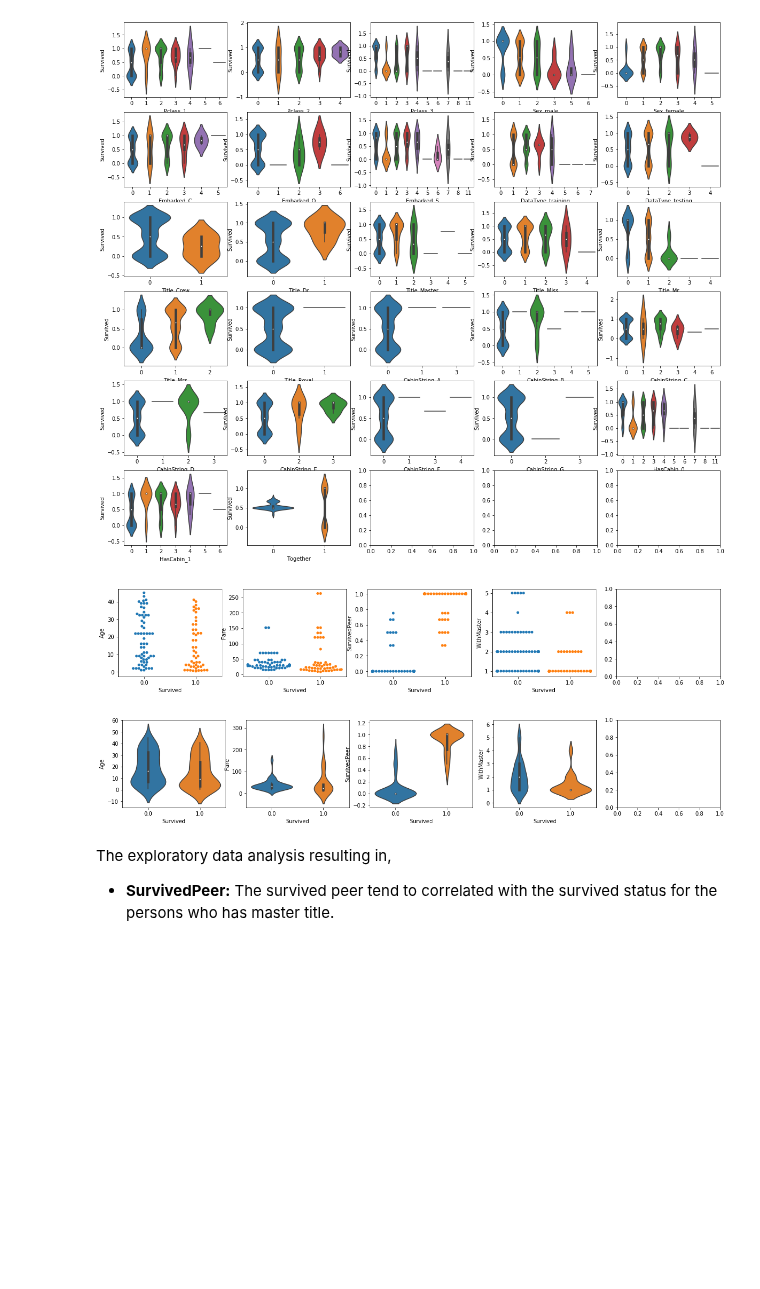
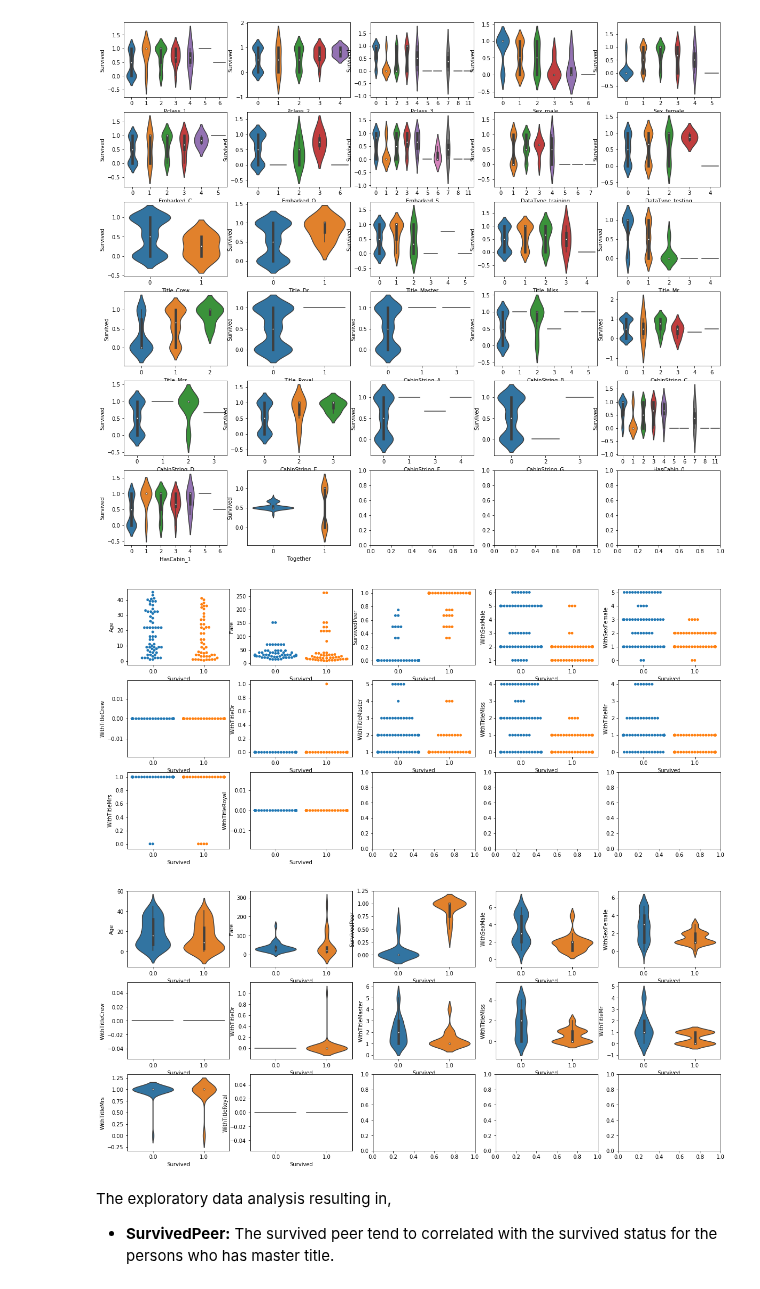
Before and after one commit to monthepp/kaggle, a Jupyter notebook: titanic_machine_learning_from_disaster/kernel.ipynb, the cells around one changed output. Saved outputs shown, nothing was run; the diff lists cells and outputs as text; code cells hidden in the pictures; blank space fills up the shorter version.

```diff
--- a/titanic_machine_learning_from_disaster/kernel.ipynb
+++ b/titanic_machine_learning_from_disaster/kernel.ipynb
@@ -327,21 +327,24 @@ violinplot(cat=col_object, num='Survived', data=df_ticket, nrows=(len(col_object
 [figure]
 [figure]
 # %%
-# feature extraction: survived peer and with master
-df_data = pd.merge(df_data, df_ticket[['Ticket', 'Survived', 'Title_Master']], how='left', left_on='Ticket', right_on='Ticket').rename(columns={'Survived_x': 'Survived', 'Survived_y': 'SurvivedPeer', 'Title_Master': 'WithMaster'})
+# feature extraction: survived peer
+df_data = pd.merge(df_data, df_ticket[['Ticket', 'Survived', 'Sex_male', 'Sex_female', 'Title_Crew', 'Title_Dr', 'Title_Master', 'Title_Miss', 'Title_Mr', 'Title_Mrs', 'Title_Royal']], how='left', left_on='Ticket', right_on='Ticket', suffixes=('', 'Peer')).rename(columns={
+    'Sex_male': 'WithSexMale', 'Sex_female': 'WithSexFemale',
+    'Title_Crew': 'WithTitleCrew', 'Title_Dr': 'WithTitleDr', 'Title_Master': 'WithTitleMaster', 'Title_Miss': 'WithTitleMiss', 'Title_Mr': 'WithTitleMr', 'Title_Mrs': 'WithTitleMrs', 'Title_Royal': 'WithTitleRoyal'
+})
 df_data['SurvivedPeer'] = df_data['SurvivedPeer'].fillna(-1)
-df_data['WithMaster'] = df_data['WithMaster'].fillna(0)
+
+# feature extraction: with sex and title
+col_fillnas = ['WithSexMale', 'WithSexFemale', 'WithTitleCrew', 'WithTitleDr', 'WithTitleMaster', 'WithTitleMiss', 'WithTitleMr', 'WithTitleMrs', 'WithTitleRoyal']
+for col_fillna in col_fillnas: df_data[col_fillna] = df_data[col_fillna].fillna(0)
-# %%
-# feature extraction: survived peer
-df_data.loc[df_data['WithMaster'] == 0, 'SurvivedPeer'] = -1
 # %%
 # feature exploration: survived peer and with master
 col_number = df_data.select_dtypes(include=['number']).columns.drop(['PassengerId']).tolist()
-swarmplot(cat='Survived', num=col_number, data=df_data[(df_data['DataType'] == 'training') & (df_data['WithMaster'] >= 1)], nrows=(len(col_number) - 1) // 5 + 1)
-violinplot(cat='Survived', num=col_number, data=df_data[(df_data['DataType'] == 'training') & (df_data['WithMaster'] >= 1)], nrows=(len(col_number) - 1) // 5 + 1)
+swarmplot(cat='Survived', num=col_number, data=df_data[(df_data['DataType'] == 'training') & (df_data['WithTitleMaster'] >= 1)], nrows=(len(col_number) - 1) // 5 + 1)
+violinplot(cat='Survived', num=col_number, data=df_data[(df_data['DataType'] == 'training') & (df_data['WithTitleMaster'] >= 1)], nrows=(len(col_number) - 1) // 5 + 1)
 # %% [output]
-[figure, old version]
+[figure, new version]
-[figure, old version]
+[figure, new version]
 # %% [markdown]
 The exploratory data analysis resulting in,
 * **SurvivedPeer:** The survived peer tend to correlated with the survived status for the persons who has master title.
```
Also changed, not shown: parts of 10 cells of this notebook.
